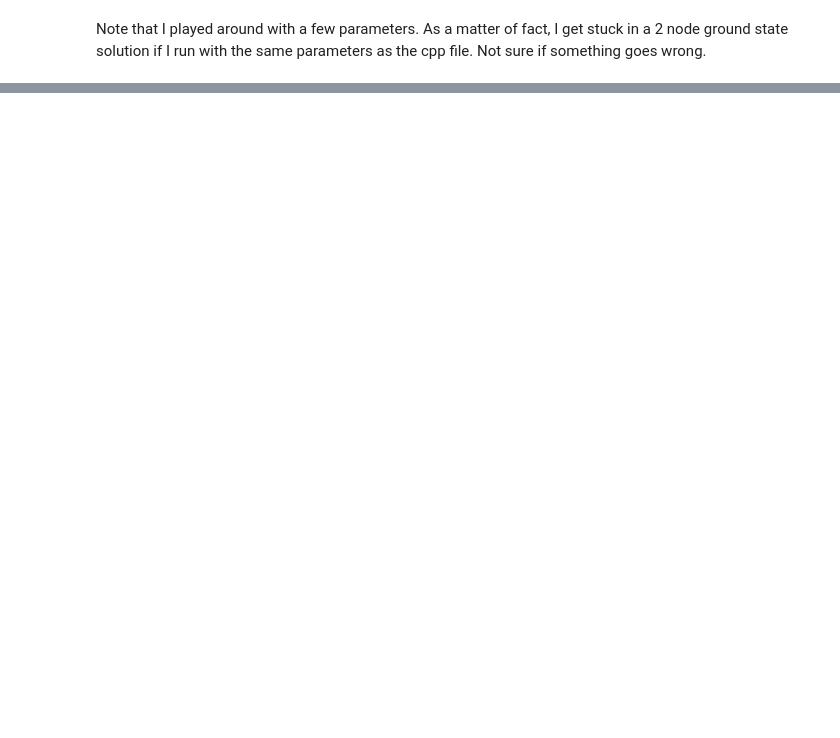
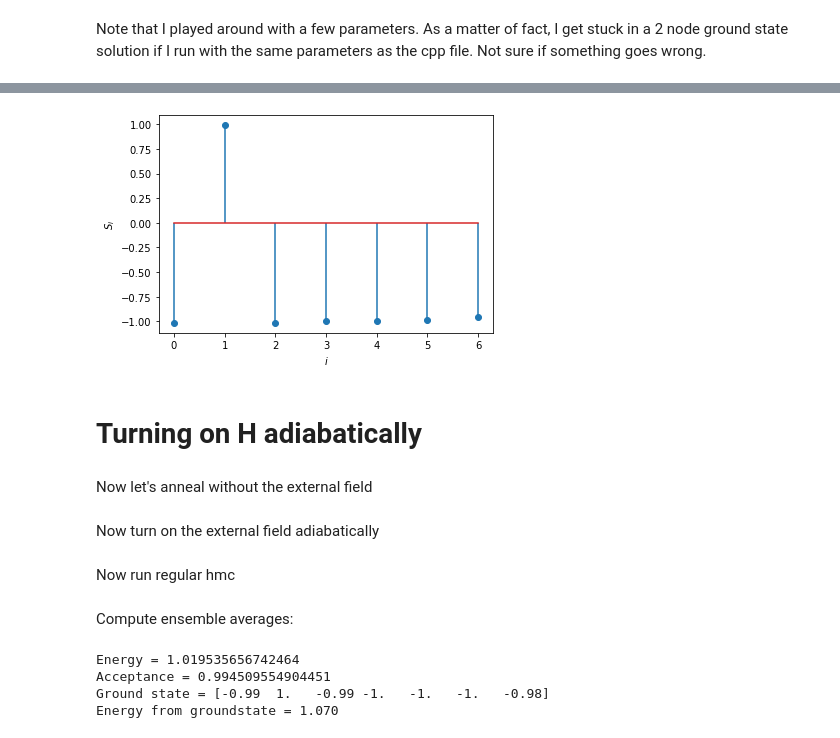
Before and after one commit to luutom/qubo-ising-hmc, a Jupyter notebook: notebooks/example-usage.ipynb, the cells around one changed output, grey strips where cells are left out. Drawn from its saved outputs; the diff is of its cells as text; code cells hidden in the pictures; blank space fills up the shorter version.

```diff
--- a/notebooks/example-usage.ipynb
+++ b/notebooks/example-usage.ipynb
@@ -133,0 +159,15 @@ Note that I played around with a few parameters. As a matter of fact, I get stuc
+# %%
+plt.stem(np.array([i for i in range(ising.Lambda)]),
+         np.mean(ising.configs,axis=0)/ np.sqrt(ising.beta) - ising.k,
+         use_line_collection=True)
+
+plt.xlabel(r'$i$')
+plt.ylabel(r'$S_i$')
+
+plt.show()
+# %% [output]
+[figure, added]
+# %% [markdown]
+# Turning on H adiabatically
+# %% [markdown]
+Now let's anneal without the external field
@@ -133,0 +181,2 @@ Note that I played around with a few parameters. As a matter of fact, I get stuc
+# %% [markdown]
+Now turn on the external field adiabatically
@@ -133,0 +187,2 @@ Note that I played around with a few parameters. As a matter of fact, I get stuc
+# %% [markdown]
+Now run regular hmc
@@ -133,0 +195,19 @@ Note that I played around with a few parameters. As a matter of fact, I get stuc
+# %% [markdown]
+Compute ensemble averages:
+# %%
+e = np.mean(ising.energy)
+p = np.mean(ising.acceptance)
+psi = np.mean(ising.configs, axis=0) / np.sqrt(target_beta) - ising.k
+
+ppsi = psi.round(2)
+e_gs =  ppsi @ J @ ppsi + h @ ppsi + offset
+
+print("Energy =", e)
+print("Acceptance =", p)
+print("Ground state =", ppsi)
+print(f"Energy from groundstate = {e_gs:1.3f}")
+# %% [output]
+Energy = 1.019535656742464
+Acceptance = 0.994509554904451
+Ground state = [-0.99  1.   -0.99 -1.   -1.   -1.   -0.98]
+Energy from groundstate = 1.070
```
Also changed, not shown: parts of 21 cells of this notebook, 5 other files.
